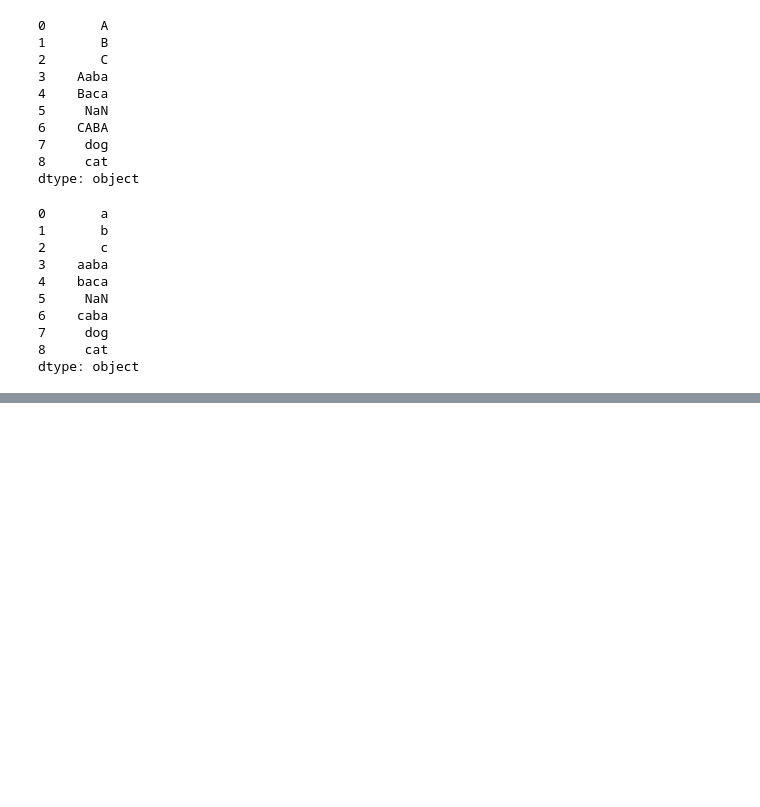
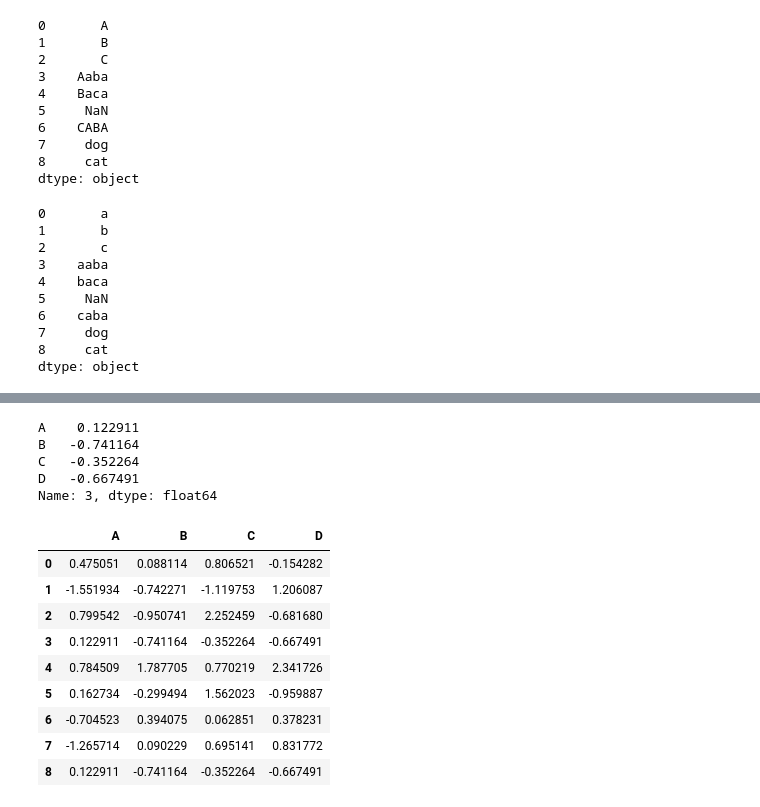
Before and after one commit to TBKHori/A.I_ARU, a Jupyter notebook: Pandas_A_Z.ipynb, the cells around one changed output, grey strips where cells are left out. Saved outputs shown, nothing was run; the diff lists cells and outputs as text; code cells hidden in the pictures; blank space fills up the shorter version.

```diff
--- a/Pandas_A_Z.ipynb
+++ b/Pandas_A_Z.ipynb
@@ -613,0 +648,3 @@ df_3
+# %%
+# Append
+df = pd.DataFrame(np.random.randn(8, 4), columns=['A', 'B', 'C', 'D'])
@@ -613,0 +663,22 @@ df_3
+# %%
+s = df.iloc[3]
+s
+# %% [output]
+A    0.122911
+B   -0.741164
+C   -0.352264
+D   -0.667491
+Name: 3, dtype: float64
+# %%
+df.append(s, ignore_index=True)
+# %% [output]
+|  | A | B | C | D |
+| 0 | 0.475051 | 0.088114 | 0.806521 | -0.154282 |
+| 1 | -1.551934 | -0.742271 | -1.119753 | 1.206087 |
+| 2 | 0.799542 | -0.950741 | 2.252459 | -0.681680 |
+| 3 | 0.122911 | -0.741164 | -0.352264 | -0.667491 |
+| 4 | 0.784509 | 1.787705 | 0.770219 | 2.341726 |
+| 5 | 0.162734 | -0.299494 | 1.562023 | -0.959887 |
+| 6 | -0.704523 | 0.394075 | 0.062851 | 0.378231 |
+| 7 | -1.265714 | 0.090229 | 0.695141 | 0.831772 |
+| 8 | 0.122911 | -0.741164 | -0.352264 | -0.667491 |
```
Also changed, not shown: parts of 38 cells of this notebook.
